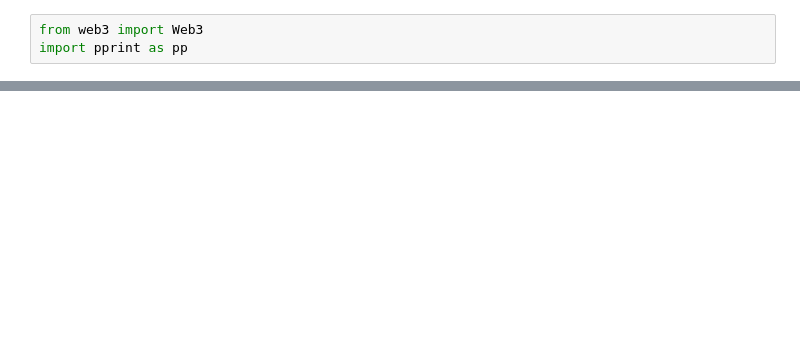
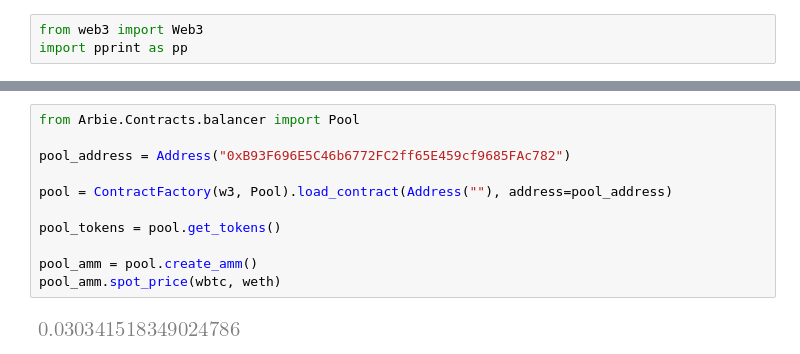
Before and after one commit to owodunni/arbie, a Jupyter notebook: example/Uniswap.ipynb, the cells around one changed output, grey strips where cells are left out. Drawn from its saved outputs; the diff is of its cells as text; blank space fills up the shorter version.

```diff
--- a/example/Uniswap.ipynb
+++ b/example/Uniswap.ipynb
@@ -37,0 +37,13 @@ amm.spot_price(tokens[0].create_token(), tokens[1].create_token())
+# %%
+from Arbie.Contracts.balancer import Pool
+
+pool_address = Address("0xB93F696E5C46b6772FC2ff65E459cf9685FAc782")
+
+pool = ContractFactory(w3, Pool).load_contract(Address(""), address=pool_address)
+
+pool_tokens = pool.get_tokens()
+
+pool_amm = pool.create_amm()
+pool_amm.spot_price(wbtc, weth)
+# %% [output]
+[figure, added]
```
Also changed, not shown: parts of 8 cells of this notebook, 6 other files.
